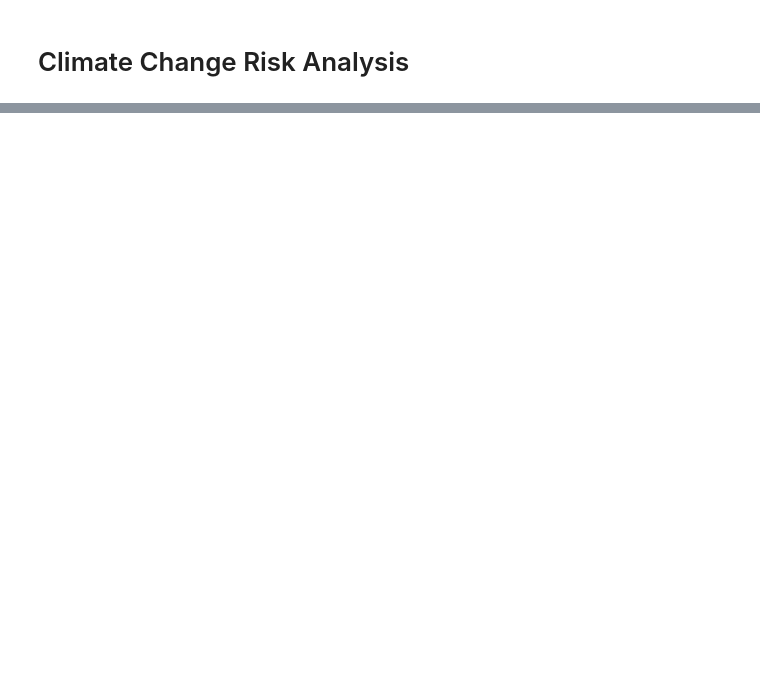
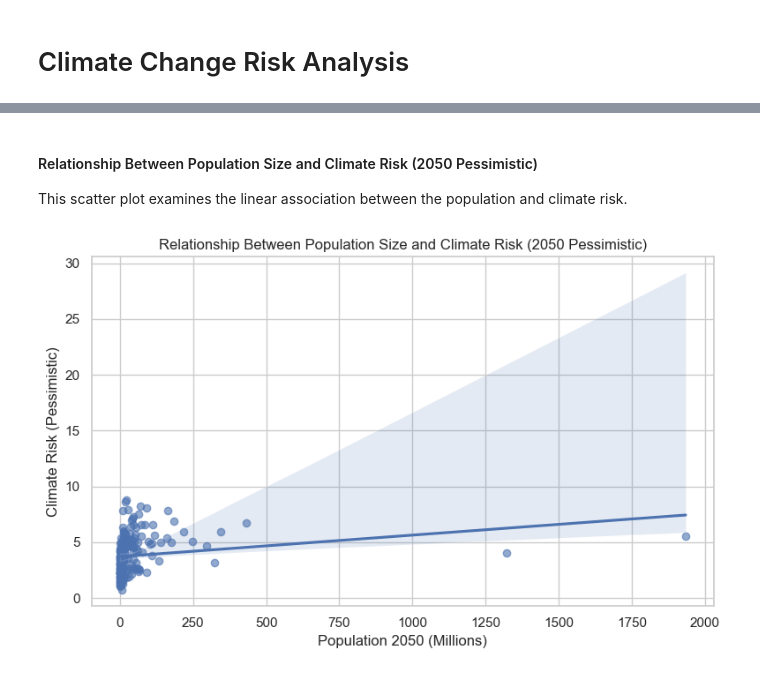
Before and after one commit to IT2053C-Gilany/final-project-Reshikagg, a Jupyter notebook: final-project.ipynb, the cells around one changed output, grey strips where cells are left out. Drawn from its saved outputs; the diff is of its cells as text; code cells hidden in the pictures; blank space fills up the shorter version.

```diff
--- a/final-project.ipynb
+++ b/final-project.ipynb
@@ -83,0 +217,18 @@ import seaborn as sns
+# %% [markdown]
+#### Relationship Between Population Size and Climate Risk (2050 Pessimistic)
+This scatter plot examines the linear association between the population and climate risk.
+# %%
+plt.figure(figsize=(8, 5))
+sns.regplot(
+    data=df,
+    x="Population_2050_Pess",
+    y="Risk_2050_Pessimistic",
+    scatter_kws={"alpha": 0.6}
+)
+plt.title("Relationship Between Population Size and Climate Risk (2050 Pessimistic)")
+plt.xlabel("Population 2050 (Millions)")
+plt.ylabel("Climate Risk (Pessimistic)")
+plt.tight_layout()
+plt.show()
+# %% [output]
+[figure, added]
```
Also changed, not shown: parts of 30 cells of this notebook.
